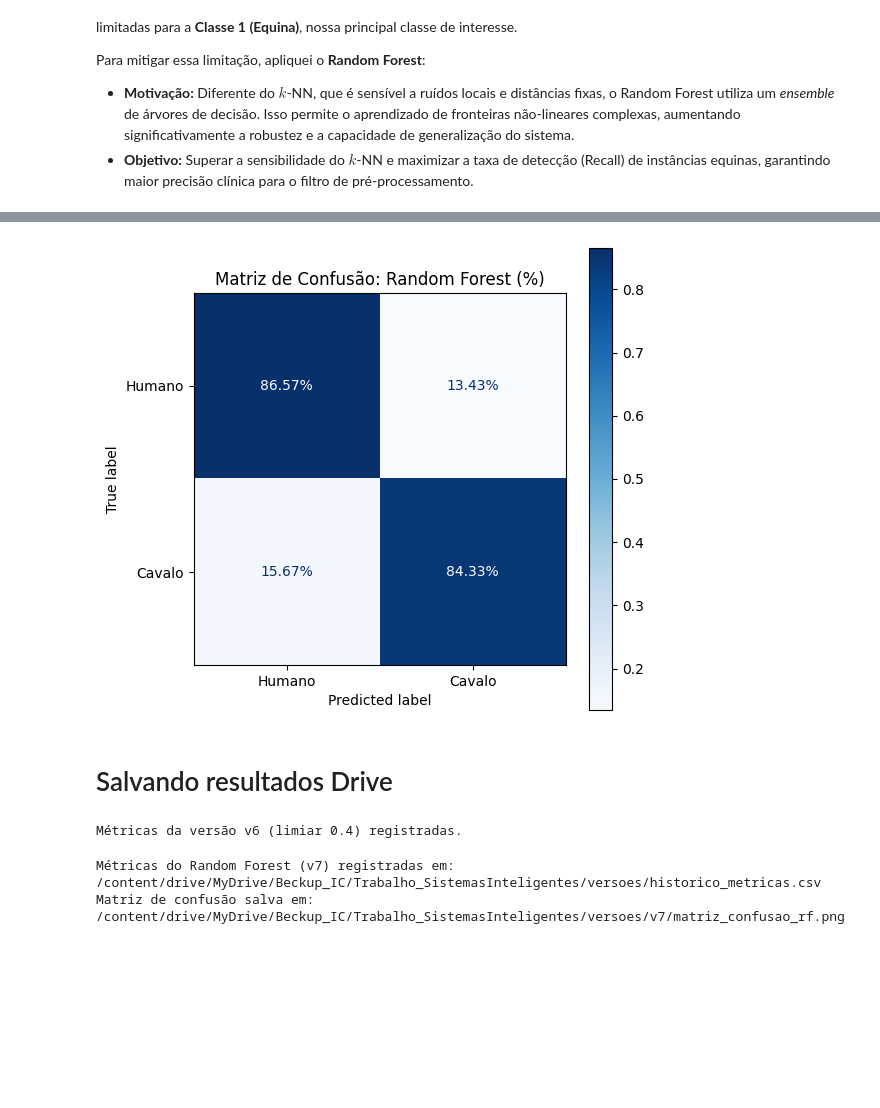
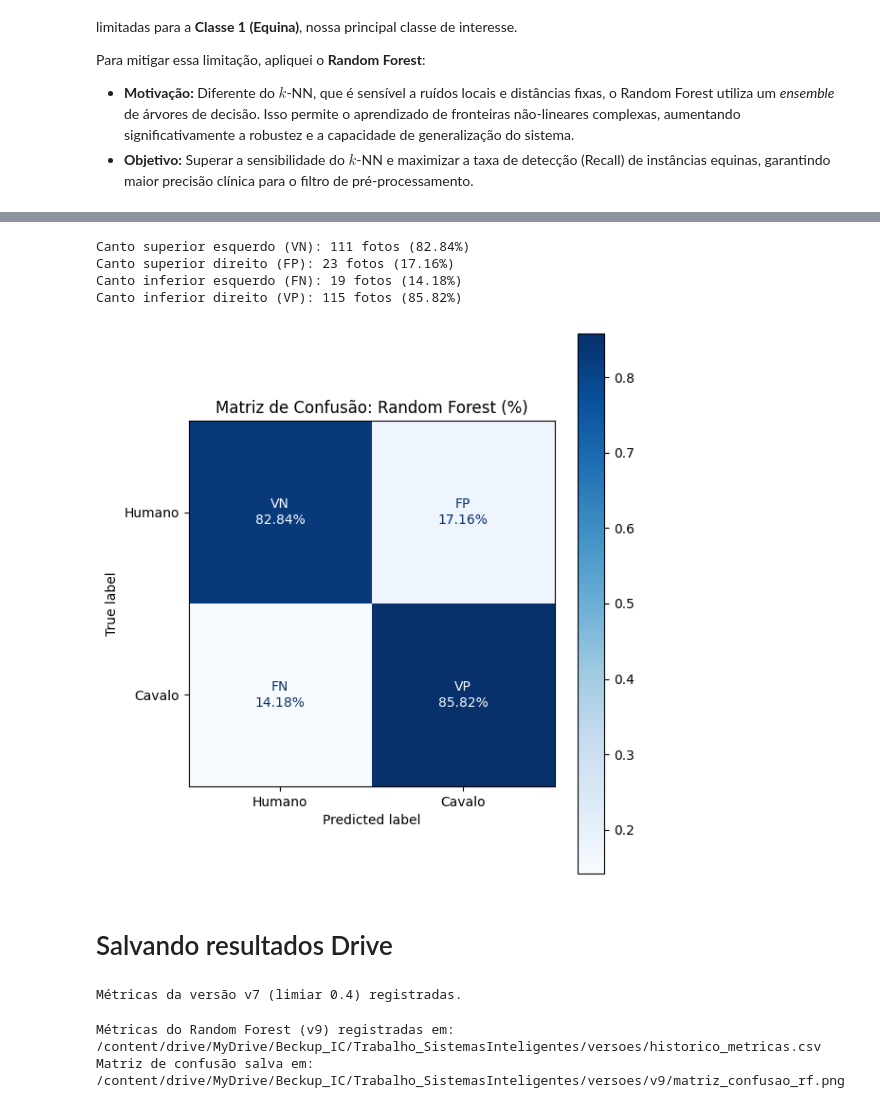
Before and after one commit to vitoriaferreirap/DeepLearning, a Jupyter notebook: MachineLearning/SistemasInteligentes/SistemasInteligentes_ClassificadorCavalos.ipynb, the cells around one changed output, grey strips where cells are left out. Cells and saved outputs as stored; diff of their text form; code cells hidden in the pictures; blank space fills up the shorter version.

```diff
--- a/MachineLearning/SistemasInteligentes/SistemasInteligentes_ClassificadorCavalos.ipynb
+++ b/MachineLearning/SistemasInteligentes/SistemasInteligentes_ClassificadorCavalos.ipynb
@@ -744,7 +744,7 @@ from sklearn.metrics import classification_report, accuracy_score
 
 # Definição do Modelo
 # 'n_neighbors=x' parâmetro define a quantidade de "vizinhos" que o algoritmo consultará para tomar uma decisão.
-knn = KNeighborsClassifier(n_neighbors=9, metric='manhattan', weights='distance')
+knn = KNeighborsClassifier(n_neighbors=9, metric='manhattan')
 
 # Treino (O 'fit' mapeia os dados no espaço vetorial)
 knn.fit(X_train, y_train)
@@ -754,10 +754,10 @@ knn.fit(X_train, y_train)
 y_probs = knn.predict_proba(X_test)
 
 # Agora o y_probs existe, e podemos aplicar o limiar
-limiar = 0.3
+limiar = 0.2
 y_pred_ajustado = (y_probs[:, 1] >= limiar).astype(int)
 
 # Avaliação
-print("Acurácia com limiar 0.3:", accuracy_score(y_test, y_pred_ajustado))
+print("Acurácia com limiar 0.2:", accuracy_score(y_test, y_pred_ajustado))
 print(classification_report(y_test, y_pred_ajustado))
 # %% [output]
@@ -793,11 +827,19 @@ plt.show()
 # RANDOM FOREST
 from sklearn.ensemble import RandomForestClassifier
 from sklearn.metrics import classification_report, accuracy_score
-
+# VERSAO 8
 # Inicialização do modelo Random Forest
 # n_estimators=100: cria 100 árvores de decisão para votação (mais robusto que 1 árvore)
 # random_state=42: garante que o resultado seja reprodutível em cada execução
-rf_model = RandomForestClassifier(n_estimators=100, random_state=42)
+# rf_model = RandomForestClassifier(n_estimators=100, random_state=42)
+
+# VERSAO 9
+rf_model = RandomForestClassifier(
+    n_estimators=200,      # Aumenta a diversidade das árvores
+    max_depth=10,          # Limita a profundidade para evitar overfitting
+    min_samples_split=5,   # Força o modelo a ser mais robusto
+    random_state=42
+)
 
 # Treinamento com os mesmos dados do KNN
 rf_model.fit(X_train, y_train)
@@ -821,18 +863,43 @@ weighted avg       0.85      0.85      0.85       268
 # %%
 # MATRIZ DE CONFUSÃO Random Florest
+# Matriz bruta (contagem de fotos)
+cm_bruta = confusion_matrix(y_test.astype(int), y_pred_rf.astype(int))
+
+# Calcula os totais de cada linha para saber o divisor
+total_humano = cm_bruta[0, 0] + cm_bruta[0, 1]
+total_cavalo = cm_bruta[1, 0] + cm_bruta[1, 1]
+
+# Porcentagem por posição para conferência rápida
+print(f"Canto superior esquerdo (VN): {cm_bruta[0,0]} fotos ({ (cm_bruta[0,0]/total_humano)*100 :.2f}%)")
+print(f"Canto superior direito (FP): {cm_bruta[0,1]} fotos ({ (cm_bruta[0,1]/total_humano)*100 :.2f}%)")
+print(f"Canto inferior esquerdo (FN): {cm_bruta[1,0]} fotos ({ (cm_bruta[1,0]/total_cavalo)*100 :.2f}%)")
+print(f"Canto inferior direito (VP): {cm_bruta[1,1]} fotos ({ (cm_bruta[1,1]/total_cavalo)*100 :.2f}%)")
+
 # normalize='true' calcula a porcentagem por linha (recall de cada classe)
 cm_percent = confusion_matrix(y_test, y_pred_rf, normalize='true')
+labels = [['VN', 'FP'],
+          ['FN', 'VP']]
 
 fig, ax = plt.subplots(figsize=(6, 6))
 disp = ConfusionMatrixDisplay(confusion_matrix=cm_percent, display_labels=['Humano', 'Cavalo'])
 
 # fmt='.2%' formata os números como porcentagem com 2 casas decimais
 disp.plot(cmap=plt.cm.Blues, ax=ax, values_format='.2%')
+# Loop para aplicar os nomes técnicos nos locais corretos conforme sua aula
+for i in range(2):
+    for j in range(2):
+        current_text = disp.text_[i, j].get_text()
+        disp.text_[i, j].set_text(f"{labels[i][j]}\n{current_text}")
 
 plt.title("Matriz de Confusão: Random Forest (%)")
+plt.tight_layout()
 plt.show()
 # %% [output]
+Canto superior esquerdo (VN): 111 fotos (82.84%)
+Canto superior direito (FP): 23 fotos (17.16%)
+Canto inferior esquerdo (FN): 19 fotos (14.18%)
+Canto inferior direito (VP): 115 fotos (85.82%)
-[figure, old version]
+[figure, new version]
 # %% [markdown]
 # Salvando resultados Drive
 # %%
@@ -841,7 +908,7 @@ import os
 from sklearn.metrics import classification_report, accuracy_score
 
 # Definições SALVAMENTO KNN
-nome_da_versao = 'v6'
+nome_da_versao = 'v7'
 limiar_utilizado = 0.4
 base_path = '/content/drive/MyDrive/Beckup_IC/Trabalho_SistemasInteligentes/versoes'
 caminho_csv = os.path.join(base_path, 'historico_metricas.csv')
@@ -877,7 +944,7 @@ else:
 
 print(f"Métricas da versão {nome_da_versao} (limiar {limiar_utilizado}) registradas.")
 # %% [output]
-Métricas da versão v6 (limiar 0.4) registradas.
+Métricas da versão v7 (limiar 0.4) registradas.
 # %%
 import pandas as pd
 import os
@@ -885,7 +952,7 @@ from sklearn.metrics import classification_report, accuracy_score, confusion_mat
 import matplotlib.pyplot as plt
 
 # DEFINIÇÕES SALVA RANDOM FOREST
-nome_da_versao = 'v7' # Defina o nome (ex: v7, v8...)
+nome_da_versao = 'v9' # Defina o nome (ex: v7, v8...)
 limiar_utilizado = 'N/A' # Random Forest usa classe direta, não probabilística padrão
 base_path = '/content/drive/MyDrive/Beckup_IC/Trabalho_SistemasInteligentes/versoes'
 caminho_csv = os.path.join(base_path, 'historico_metricas.csv')
@@ -926,8 +993,8 @@ else:
 print(f"Métricas do Random Forest ({nome_da_versao}) registradas em: {caminho_csv}")
 print(f"Matriz de confusão salva em: {caminho_salvamento}")
 # %% [output]
-Métricas do Random Forest (v7) registradas em: /content/drive/MyDrive/Beckup_IC/Trabalho_SistemasInteligentes/versoes/historico_metricas.csv
-Matriz de confusão salva em: /content/drive/MyDrive/Beckup_IC/Trabalho_SistemasInteligentes/versoes/v7/matriz_confusao_rf.png
+Métricas do Random Forest (v9) registradas em: /content/drive/MyDrive/Beckup_IC/Trabalho_SistemasInteligentes/versoes/historico_metricas.csv
+Matriz de confusão salva em: /content/drive/MyDrive/Beckup_IC/Trabalho_SistemasInteligentes/versoes/v9/matriz_confusao_rf.png
 # %%
 # Carrega a tabela
 df_final = pd.read_csv('/content/drive/MyDrive/Beckup_IC/Trabalho_SistemasInteligentes/versoes/historico_metricas.csv')
```
Also changed, not shown: parts of 4 cells of this notebook.
